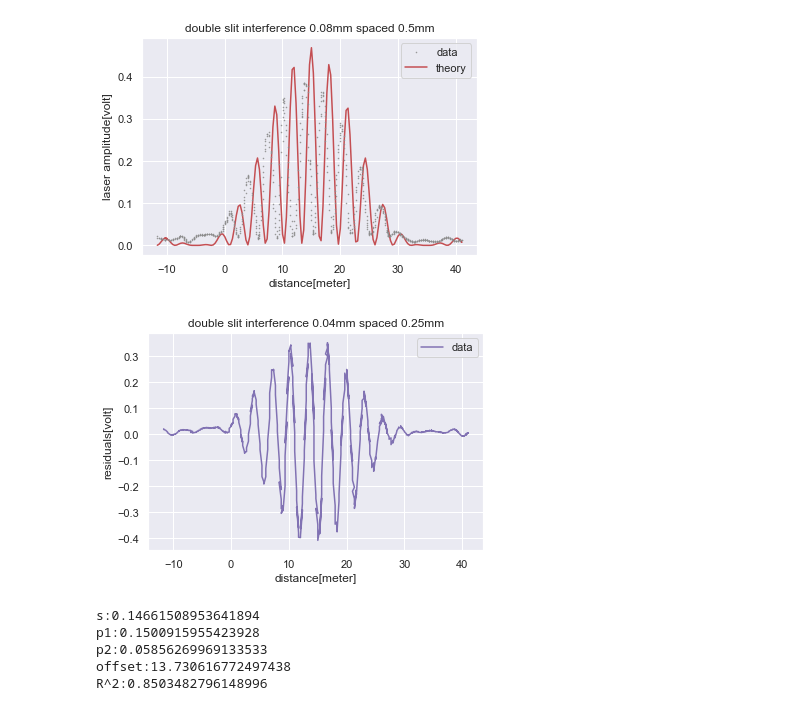
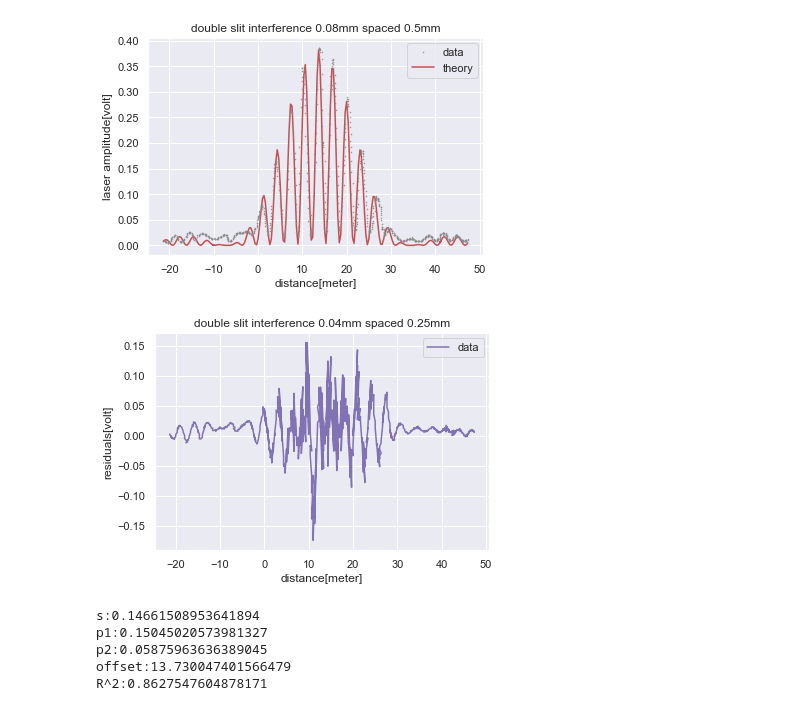
Before and after one commit to EdoMor/notebooks, a Jupyter notebook: alons double slit notebook.ipynb, the cells around one changed output. Saved outputs shown, nothing was run; the diff lists cells and outputs as text; code cells hidden in the pictures.

```diff
--- a/alons double slit notebook.ipynb
+++ b/alons double slit notebook.ipynb
@@ -12,7 +12,7 @@ sbs.set()
 def model_integrate(xdata,model,s,p1,p2,of):
     ydata=np.zeros(len(xdata))
     for i in range(len(xdata)):
-        ydata[i]=np.sum(model(np.linspace(xdata[i]-s,xdata[i]+s),p1,p2,of))/50
+        ydata[i]=np.sum(model(np.linspace(xdata[i]-s,xdata[i]+s,100),p1,p2,of))/100
     return ydata
 
 def newmodel(x,s ,p1,p2,of):
@@ -38,14 +38,14 @@ ydata=-data['power'][int(c-r):int(c+r)]
 plt.plot(xdata2,ydata,'.',markersize=1,zorder=2,color=sbs.color_palette()[7])
 popt, pcov=fit.curve_fit(newmodel,xdata2,ydata,[s, p1, p2 , offset],
                          bounds=((0,0      ,0     ,-np.inf),
-                                 ( s+0.01*s,np.inf,np.inf,np.inf)))
-plt.plot(xdata2,model_integrate(xdata2,es.double_slit_model,*popt),zorder=1,color=sbs.color_palette()[3])
+                                 ( s+0.001*s,np.inf,np.inf,np.inf)))
+plt.plot(xdata2,newmodel(xdata2,*popt),zorder=1,color=sbs.color_palette()[3])
 plt.legend(['data','theory'])
 plt.title('double slit interference 0.04mm spaced 0.25mm')
 plt.xlabel('distance[meter]')
 plt.ylabel('laser amplitude[volt]')
 plt.show()
-plt.plot(xdata2,ydata-model_integrate(xdata2,es.double_slit_model,s, p1, p2 , offset),zorder=1,color=sbs.color_palette()[4])
+plt.plot(xdata2,ydata-newmodel(xdata2,*popt),zorder=1,color=sbs.color_palette()[4])
 plt.legend(['data','theory'])
 plt.title('double slit interference 0.04mm spaced 0.25mm')
 plt.xlabel('distance[meter]')
@@ -69,40 +69,40 @@ d=8.0e-5
 L=50.0e-5
 A=10
 offset = es.offset+15
 s = (np.pi*L/(wl*z))*0.001*0.05
 a = (np.pi*L/(wl*z))
 p1=d/L
 p2=wl*z/(4*A*(L**2))
 
 
 data=es.read('exp1125/original parameters/double slit/0.08w 0.5s','sweep1.txt')
-r,c=[400,1950]
+r,c=[500,1950]
 xdata=z*np.tan(np.deg2rad((es.volt_to_angle(data['angle']))[int(c-r):int(c+r)]))
 xdata2=(np.pi*L/(wl*z))*xdata
 ydata=-data['power'][int(c-r):int(c+r)]
 plt.plot(xdata2,ydata,'.',markersize=1,zorder=2,color=sbs.color_palette()[7])
 popt, pcov=fit.curve_fit(newmodel,xdata2,ydata,[s, p1, p2 , offset],
                          bounds=((0,0      ,0     ,-np.inf),
                                  ( s+0.01*s,np.inf,np.inf,np.inf)))
-plt.plot(xdata2,model_integrate(xdata2,es.double_slit_model,s, p1, p2 , offset),zorder=1,color=sbs.color_palette()[3])
+plt.plot(xdata2,model_integrate(xdata2,es.double_slit_model,*popt),zorder=1,color=sbs.color_palette()[3])
 plt.legend(['data','theory'])
 plt.title('double slit interference 0.08mm spaced 0.5mm')
 plt.xlabel('distance[meter]')
 plt.ylabel('laser amplitude[volt]')
 plt.show()
-plt.plot(xdata2,ydata-model_integrate(xdata2,es.double_slit_model,s, p1, p2 , offset),zorder=1,color=sbs.color_palette()[4])
+plt.plot(xdata2,ydata-model_integrate(xdata2,es.double_slit_model,*popt),zorder=1,color=sbs.color_palette()[4])
 plt.legend(['data','theory'])
 plt.title('double slit interference 0.04mm spaced 0.25mm')
 plt.xlabel('distance[meter]')
 plt.ylabel('residuals[volt]')
 plt.show()
 for i in range(len(popt)): print(pname[i]+':'+str(popt[i]))
 print('R^2:'+str(es.Rsquared(xdata2,ydata,newmodel,popt)))
 # %% [output]
-[figure, old version]
+[figure, new version]
-[figure, old version]
+[figure, new version]
 s:0.14661508953641894
-p1:0.1500915955423928
-p2:0.05856269969133533
-offset:13.730616772497438
-R^2:0.8503482796148996
+p1:0.15045020573981327
+p2:0.05875963636389045
+offset:13.730047401566479
+R^2:0.8627547604878171
```
Also changed, not shown: parts of 2 cells of this notebook.
